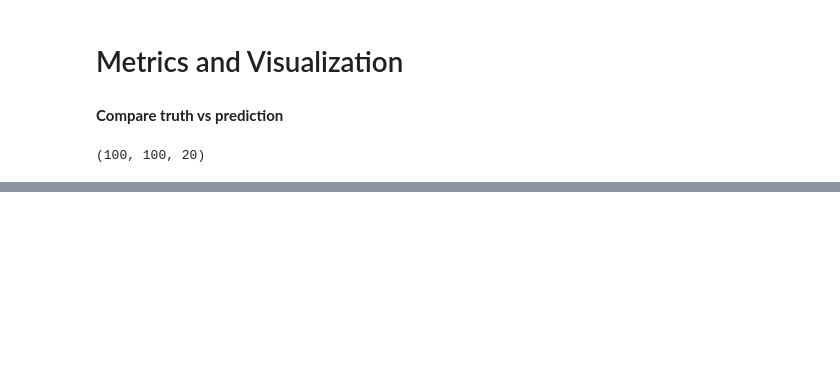
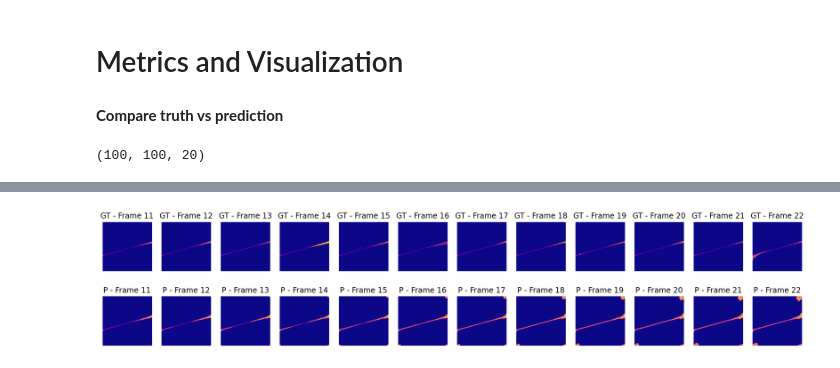
Before and after one commit to naguzmans/opportunistic-utm, a Jupyter notebook: 05_ConvLSTM_Model_Multi.ipynb, the cells around one changed output, grey strips where cells are left out. Saved outputs shown, nothing was run; the diff lists cells and outputs as text; code cells hidden in the pictures; blank space fills up the shorter version.

```diff
--- a/05_ConvLSTM_Model_Multi.ipynb
+++ b/05_ConvLSTM_Model_Multi.ipynb
@@ -429,0 +433,41 @@ SARMSE Average Prediction: 0.14424107725411178
+# %%
+import random
+
+timespan = 12
+random_month = str(random.randint(1, 12)).zfill(2)
+random_day = str(random.randint(1, 28)).zfill(2)
+file = f'dataset/00_results/daily_unmasked/2019{random_month}{random_day}.npy'
+example = np.load(file)
+mexample = np.load(file.replace('unmasked', 'metadata'))
+frames = example[:10, ...]
+original_frames = example[10:, ...]
+
+for j in range(timespan):
+  new_prediction = model.predict([np.expand_dims(frames, axis=0), np.expand_dims(mexample[:len(frames), ...], axis=0)])
+  new_prediction = np.squeeze(new_prediction, axis=0)
+  predicted_frame = np.expand_dims(new_prediction[-1, ...], axis=0)
+  predicted_frame = np.where(predicted_frame > 0, 1, 0)
+
+  # Add prediction to main frames
+  frames = np.concatenate((frames, predicted_frame), axis=0)
+
+# Construct a figure for the original and new frames.
+fig, axes = plt.subplots(2, timespan, figsize=(20, 4))
+
+# Plot the original frames.
+for idx, ax in enumerate(axes[0]):
+    ax.imshow(flatten_array(np.squeeze(original_frames[idx])), origin='lower', cmap='plasma', vmin=0, vmax=.6)
+    ax.set_title(f"GT - Frame {idx + 11}")
+    ax.axis("off")
+
+# Plot the new frames.
+new_frames = frames[10:, ...]
+for idx, ax in enumerate(axes[1]):
+    ax.imshow(flatten_array(np.squeeze(new_frames[idx])), origin='lower', cmap='plasma', vmin=0, vmax=.6)
+    ax.set_title(f"P - Frame {idx + 11}")
+    ax.axis("off")
+
+# Display the figure.
+plt.show()
+# %% [output]
+[figure, added]
```
Also changed, not shown: parts of 8 cells of this notebook.
